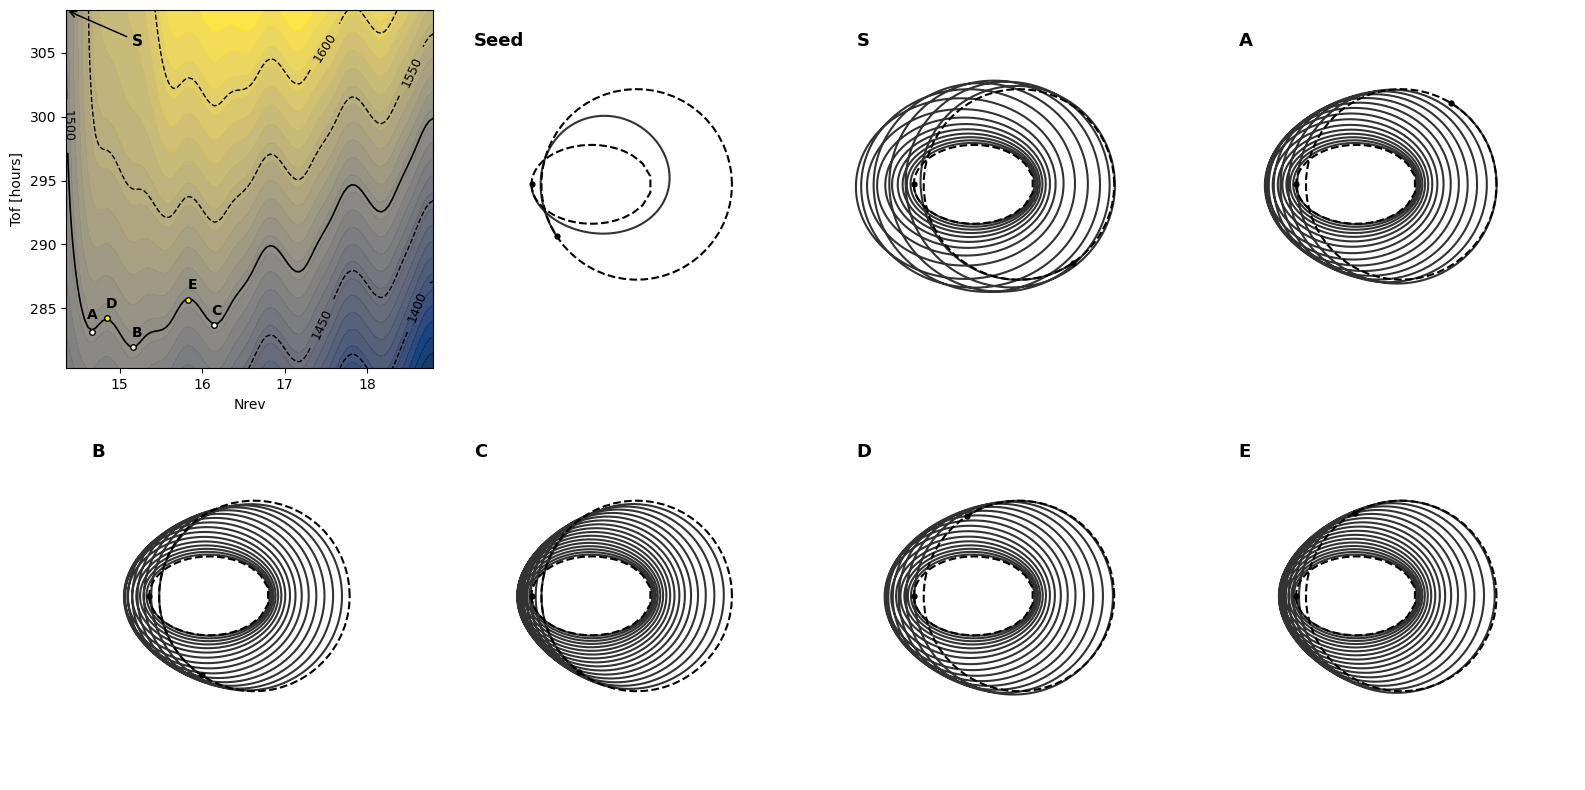
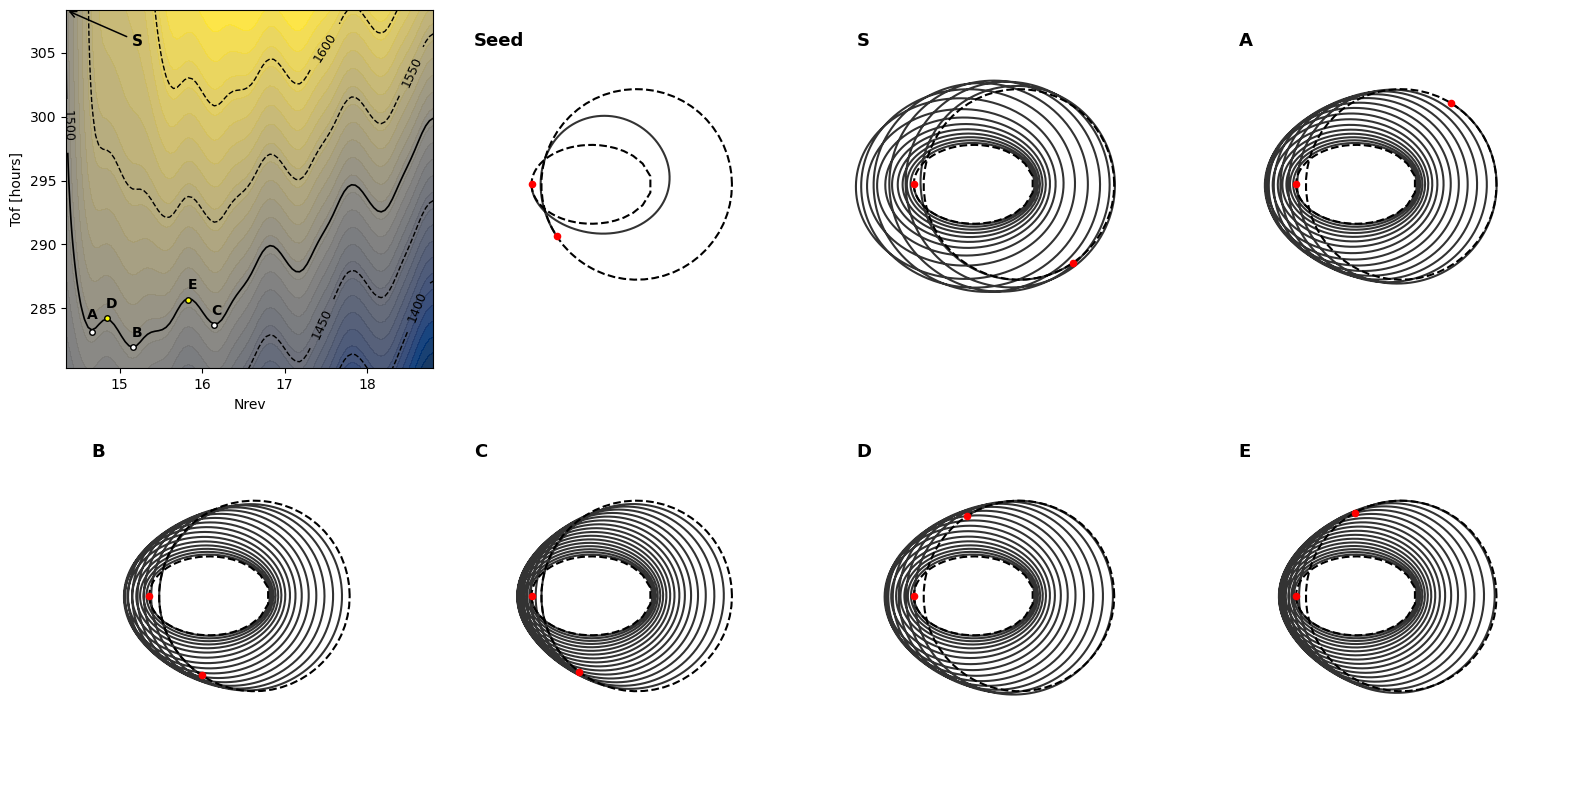
Unified diff of the notebook cell whose output changed from the first chart to the second:
--- before
+++ after
@@ -115,7 +115,7 @@
 
     ax.plot(r[:, 0], r[:, 1], r[:, 2], color="k", alpha=0.8)
-    pk.plot.add_planet(ax, gto, t0_days, c="k", s=12, units=L)
+    pk.plot.add_planet(ax, gto, t0_days, c="r", s=20, units=L)
     pk.plot.add_planet_orbit(ax, gto, c="k", ls="--", units=L)
-    ax.scatter3D(r[-1, 0], r[-1, 1], r[-1, 2], c="k", s=12)
+    ax.scatter3D(r[-1, 0], r[-1, 1], r[-1, 2], c="r", s=20)
     pk.plot.add_planet_orbit(ax, geo, c="k", ls="--", units=L)
 

Commit: online web change